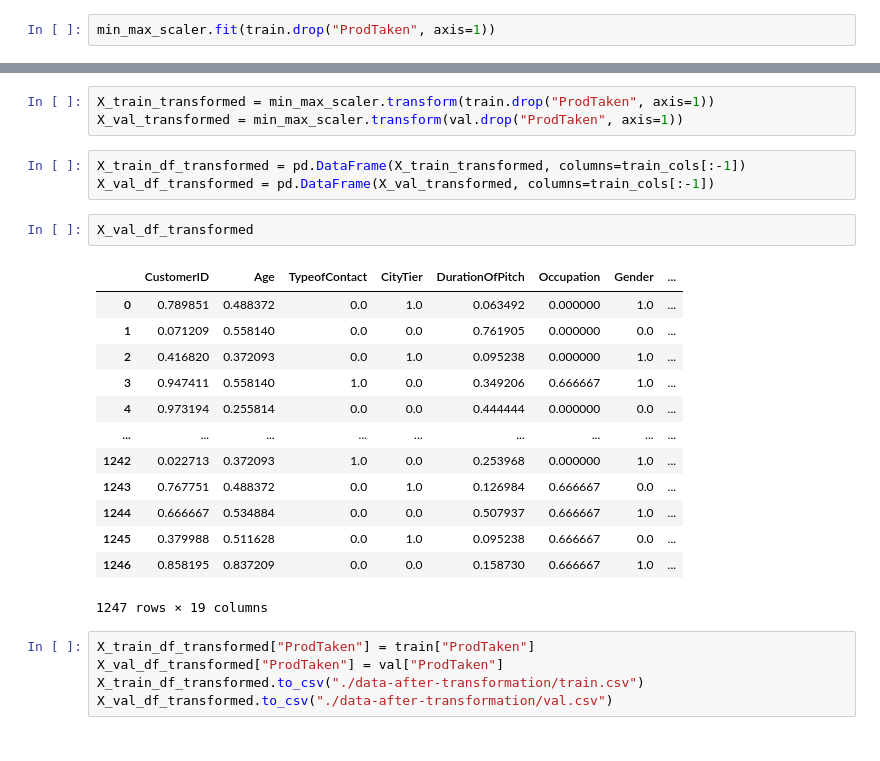
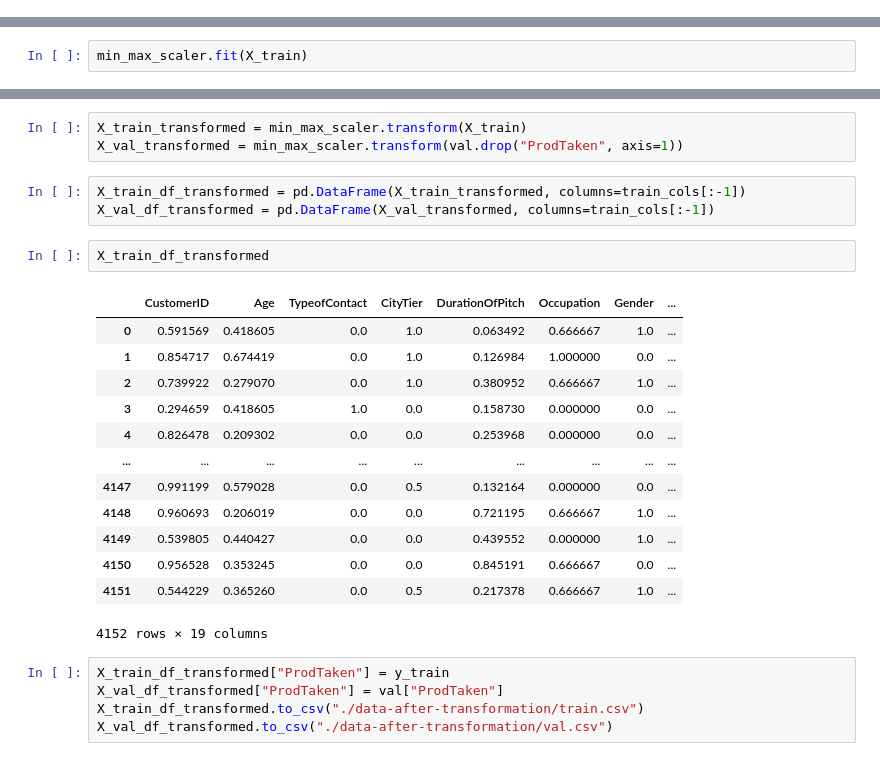
Before and after one commit to Kirtimaanwani/Travel-package-purchase-prediction, a Jupyter notebook: notebooks/feature-transformation-and-scaling.ipynb, the cells around one changed output, grey strips where cells are left out. Saved outputs shown, nothing was run; the diff lists cells and outputs as text.

```diff
--- a/notebooks/feature-transformation-and-scaling.ipynb
+++ b/notebooks/feature-transformation-and-scaling.ipynb
@@ -52,5 +52,3 @@ train_cols = train.columns
 # %%
 from sklearn.preprocessing import MinMaxScaler
 min_max_scaler = MinMaxScaler()
-# %%
-min_max_scaler.fit(train.drop("ProdTaken", axis=1))
@@ -58,0 +55,2 @@ MinMaxScaler()
+# %%
+min_max_scaler.fit(X_train)
@@ -59,27 +59,27 @@ MinMaxScaler()
 # %%
-X_train_transformed = min_max_scaler.transform(train.drop("ProdTaken", axis=1))
+X_train_transformed = min_max_scaler.transform(X_train)
 X_val_transformed = min_max_scaler.transform(val.drop("ProdTaken", axis=1))
 # %%
 X_train_df_transformed = pd.DataFrame(X_train_transformed, columns=train_cols[:-1])
 X_val_df_transformed = pd.DataFrame(X_val_transformed, columns=train_cols[:-1])
-# %%
-X_val_df_transformed
-# %% [output]
-|  | CustomerID | Age | TypeofContact | CityTier | DurationOfPitch | Occupation | Gender | ... |
-| 0 | 0.789851 | 0.488372 | 0.0 | 1.0 | 0.063492 | 0.000000 | 1.0 | ... |
-| 1 | 0.071209 | 0.558140 | 0.0 | 0.0 | 0.761905 | 0.000000 | 0.0 | ... |
-| 2 | 0.416820 | 0.372093 | 0.0 | 1.0 | 0.095238 | 0.000000 | 1.0 | ... |
-| 3 | 0.947411 | 0.558140 | 1.0 | 0.0 | 0.349206 | 0.666667 | 1.0 | ... |
-| 4 | 0.973194 | 0.255814 | 0.0 | 0.0 | 0.444444 | 0.000000 | 0.0 | ... |
-| ... | ... | ... | ... | ... | ... | ... | ... | ... |
-| 1242 | 0.022713 | 0.372093 | 1.0 | 0.0 | 0.253968 | 0.000000 | 1.0 | ... |
-| 1243 | 0.767751 | 0.488372 | 0.0 | 1.0 | 0.126984 | 0.666667 | 0.0 | ... |
-| 1244 | 0.666667 | 0.534884 | 0.0 | 0.0 | 0.507937 | 0.666667 | 1.0 | ... |
-| 1245 | 0.379988 | 0.511628 | 0.0 | 1.0 | 0.095238 | 0.666667 | 0.0 | ... |
-| 1246 | 0.858195 | 0.837209 | 0.0 | 0.0 | 0.158730 | 0.666667 | 1.0 | ... |
-1247 rows × 19 columns
+# %%
+X_train_df_transformed
+# %% [output]
+|  | CustomerID | Age | TypeofContact | CityTier | DurationOfPitch | Occupation | Gender | ... |
+| 0 | 0.591569 | 0.418605 | 0.0 | 1.0 | 0.063492 | 0.666667 | 1.0 | ... |
+| 1 | 0.854717 | 0.674419 | 0.0 | 1.0 | 0.126984 | 1.000000 | 0.0 | ... |
+| 2 | 0.739922 | 0.279070 | 0.0 | 1.0 | 0.380952 | 0.666667 | 1.0 | ... |
+| 3 | 0.294659 | 0.418605 | 1.0 | 0.0 | 0.158730 | 0.000000 | 0.0 | ... |
+| 4 | 0.826478 | 0.209302 | 0.0 | 0.0 | 0.253968 | 0.000000 | 0.0 | ... |
+| ... | ... | ... | ... | ... | ... | ... | ... | ... |
+| 4147 | 0.991199 | 0.579028 | 0.0 | 0.5 | 0.132164 | 0.000000 | 0.0 | ... |
+| 4148 | 0.960693 | 0.206019 | 0.0 | 0.0 | 0.721195 | 0.666667 | 1.0 | ... |
+| 4149 | 0.539805 | 0.440427 | 0.0 | 0.0 | 0.439552 | 0.000000 | 1.0 | ... |
+| 4150 | 0.956528 | 0.353245 | 0.0 | 0.0 | 0.845191 | 0.666667 | 0.0 | ... |
+| 4151 | 0.544229 | 0.365260 | 0.0 | 0.5 | 0.217378 | 0.666667 | 1.0 | ... |
+4152 rows × 19 columns
 # %%
-X_train_df_transformed["ProdTaken"] = train["ProdTaken"]
+X_train_df_transformed["ProdTaken"] = y_train
 X_val_df_transformed["ProdTaken"] = val["ProdTaken"]
 X_train_df_transformed.to_csv("./data-after-transformation/train.csv")
 X_val_df_transformed.to_csv("./data-after-transformation/val.csv")
```
Also changed, not shown: parts of 2 cells of this notebook, 4 other files.
